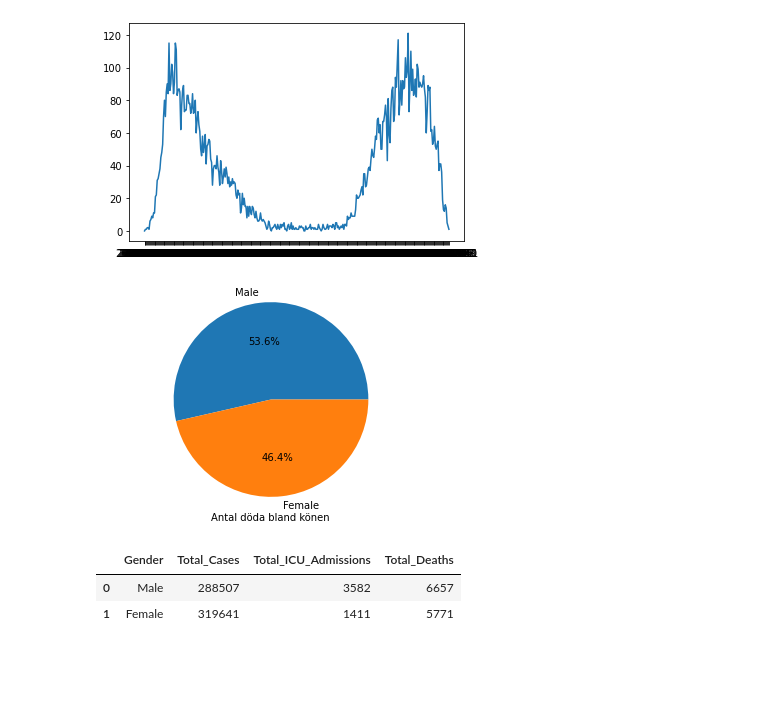
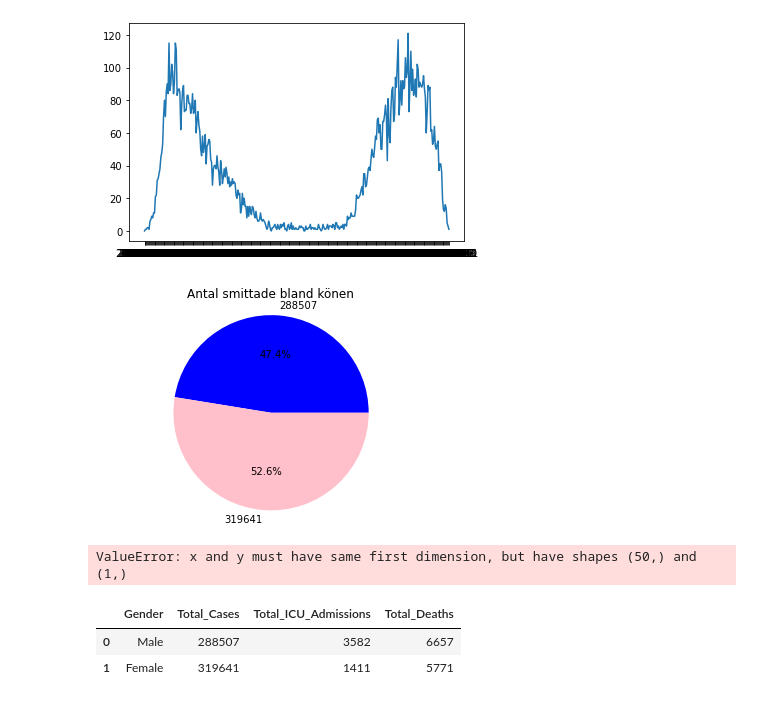
Before and after one commit to Limpan0305/linus_sundsten_TE19C, a Jupyter notebook: Programmering1/Dataanalysprojekt/projekt.ipynb, the cells around one changed output. Saved outputs shown, nothing was run; the diff lists cells and outputs as text; code cells hidden in the pictures; blank space fills up the shorter version.

```diff
--- a/Programmering1/Dataanalysprojekt/projekt.ipynb
+++ b/Programmering1/Dataanalysprojekt/projekt.ipynb
@@ -12,22 +12,44 @@ plt.plot(dag, antal_döda)
 plt.show()
 # %% [output]
 [figure]
-# %%
-import pandas as pd
-import matplotlib.pyplot as plt
-
-df = pd.read_csv("Gender_Data.csv") #Läser in filen med hjälp av pandas
-kön = df["Gender"]
-döda = df["Total_Deaths"]
-
-
-plt.subplots()
-plt.pie(döda, labels=kön, autopct='%1.1f%%')
-plt.axis('equal')
-plt.xlabel("Antal döda bland könen")
-plt.show()
-# %% [output]
-[figure, removed]
+# %%
+import pandas as pd
+import matplotlib.pyplot as plt
+
+df = pd.read_csv("Gender_Data.csv") #Läser in filen med hjälp av pandas
+smittade = df["Total_Cases"]
+färg = ["blue", "pink"]
+döda = df["Total_Deaths"]
+a = np.linspace(-np.pi, np.pi)
+
+def cirkel(x,y):
+    plt.pie(x, labels=y, autopct='%1.1f%%', colors=färg)
+    plt.axis('equal')
+    plt.title("Antal smittade bland könen")
+    plt.show()
+cirkel(smittade,smittade)
+plt.subplot(1,2,1)
+plt.plot(a,cirkel)
+
+def cirkel(x,y):
+    plt.pie(x, labels=y, autopct='%1.1f%%', colors=färg)
+    plt.axis('equal')
+    plt.title("Antal döda bland könen")
+    plt.show()
+cirkel(döda,döda)
+plt.subplot(1,2,2)
+plt.plot(a,cirkel)
+
+def graf(x,y):
+    plt.bar(x, y, width=0.5, alpha=1, color=färg)
+    plt.xticks(x,y)
+    plt.ylabel("Antalet i miljoner")
+    plt.title("Antalet som blivit smittade och hur många som dött")
+    plt.show()
+graf(smittade,smittade)
+# %% [output]
+[figure, added]
+ValueError: x and y must have same first dimension, but have shapes (50,) and (1,)
 # %%
 import pandas as pd
 import matplotlib.pyplot as plt
```
Also changed, not shown: parts of 2 cells of this notebook.
